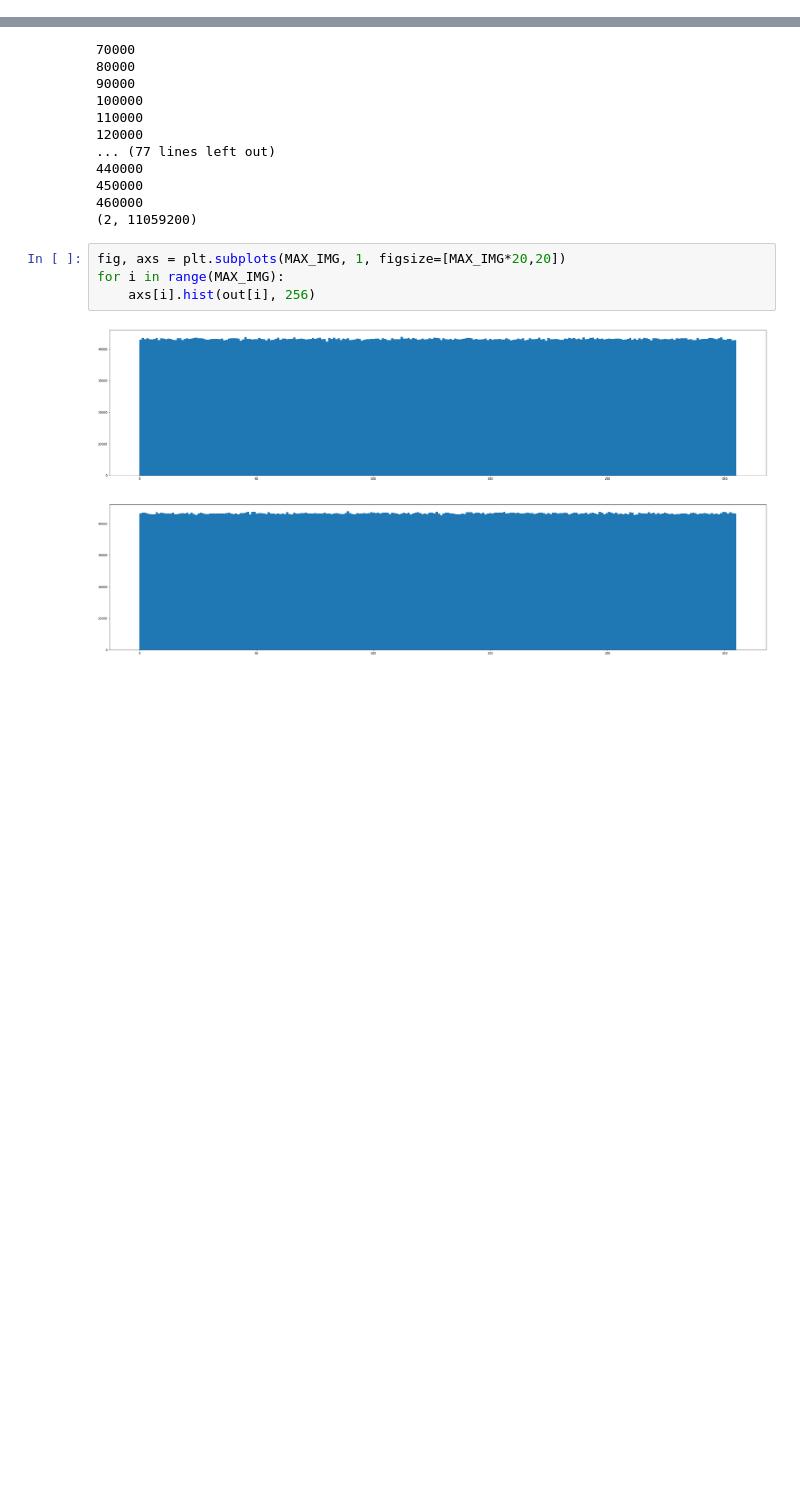
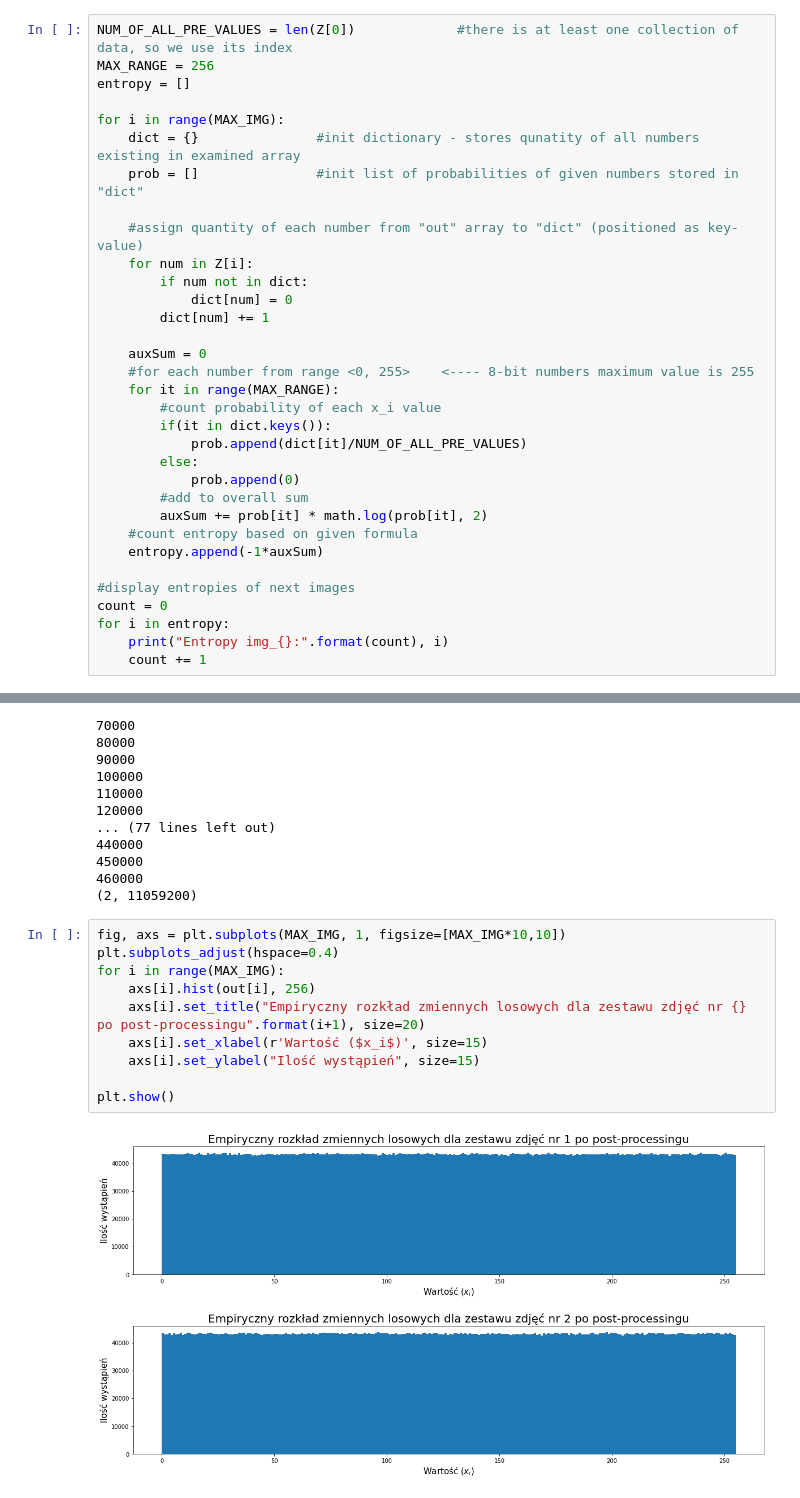
Before and after one commit to mattix1710/TRNG_ImageSampling, a Jupyter notebook: TRNG_code_CAMERA_test.ipynb, the cells around one changed output, grey strips where cells are left out. Drawn from its saved outputs; the diff is of its cells as text; blank space fills up the shorter version.

Commit message:
DONE TrueRandomNumberGenerator

```diff
--- a/TRNG_code_CAMERA_test.ipynb
+++ b/TRNG_code_CAMERA_test.ipynb
@@ -228,0 +259,33 @@ for i in range(MAX_IMG):
+# %%
+NUM_OF_ALL_PRE_VALUES = len(Z[0])             #there is at least one collection of data, so we use its index
+MAX_RANGE = 256
+entropy = []
+
+for i in range(MAX_IMG):
+    dict = {}               #init dictionary - stores qunatity of all numbers existing in examined array
+    prob = []               #init list of probabilities of given numbers stored in "dict"
+
+    #assign quantity of each number from "out" array to "dict" (positioned as key-value)
+    for num in Z[i]:
+        if num not in dict:
+            dict[num] = 0
+        dict[num] += 1
+
+    auxSum = 0
+    #for each number from range <0, 255>    <---- 8-bit numbers maximum value is 255
+    for it in range(MAX_RANGE):
+        #count probability of each x_i value
+        if(it in dict.keys()):
+            prob.append(dict[it]/NUM_OF_ALL_PRE_VALUES)
+        else:
+            prob.append(0)
+        #add to overall sum
+        auxSum += prob[it] * math.log(prob[it], 2)
+    #count entropy based on given formula
+    entropy.append(-1*auxSum)
+
+#display entropies of next images
+count = 0
+for i in entropy:
+    print("Entropy img_{}:".format(count), i)
+    count += 1
@@ -382,8 +452,14 @@ print(np.shape(out))
 460000
 (2, 11059200)
 # %%
-fig, axs = plt.subplots(MAX_IMG, 1, figsize=[MAX_IMG*20,20])
+fig, axs = plt.subplots(MAX_IMG, 1, figsize=[MAX_IMG*10,10])
+plt.subplots_adjust(hspace=0.4)
 for i in range(MAX_IMG):
     axs[i].hist(out[i], 256)
+    axs[i].set_title("Empiryczny rozkład zmiennych losowych dla zestawu zdjęć nr {} po post-processingu".format(i+1), size=20)
+    axs[i].set_xlabel(r'Wartość ($x_i$)', size=15)
+    axs[i].set_ylabel("Ilość wystąpień", size=15)
+
+plt.show()
 # %% [output]
-[figure, old version]
+[figure, new version]
```
Also changed, not shown: parts of 19 cells of this notebook.
